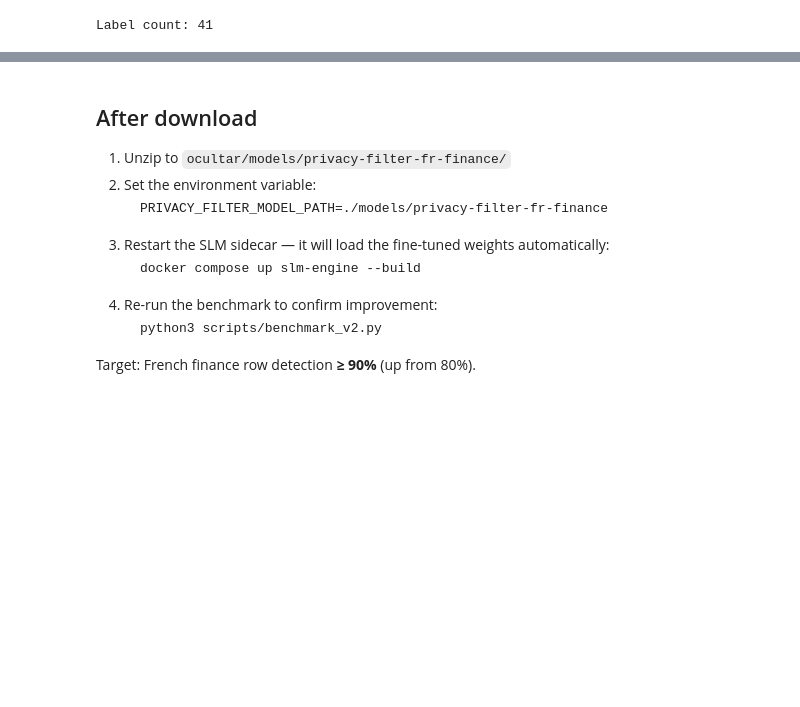
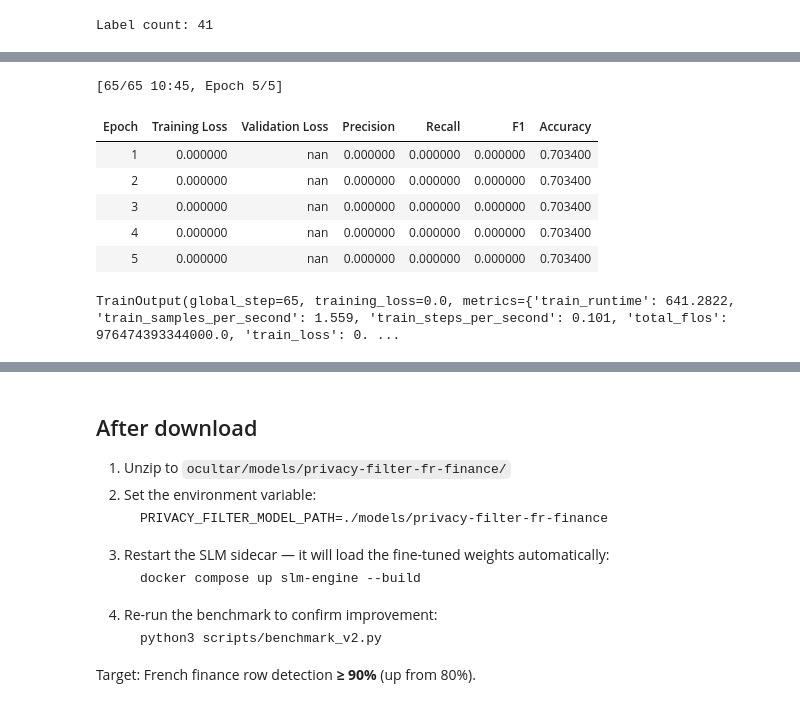
Before and after one commit to Edu963/ocultar, a Jupyter notebook: notebooks/finetune_privacy_filter.ipynb, the cells around one changed output, grey strips where cells are left out. Saved outputs shown, nothing was run; the diff lists cells and outputs as text; code cells hidden in the pictures; blank space fills up the shorter version.

```diff
--- a/notebooks/finetune_privacy_filter.ipynb
+++ b/notebooks/finetune_privacy_filter.ipynb
@@ -182,34 +219,43 @@ from transformers import TrainingArguments, Trainer
 
 OUTPUT_DIR = "/content/privacy-filter-fr-finance"
 
 args = TrainingArguments(
     output_dir=OUTPUT_DIR,
     eval_strategy="epoch",
     save_strategy="epoch",
     learning_rate=2e-5,
     per_device_train_batch_size=16,
     per_device_eval_batch_size=16,
     num_train_epochs=5,
     weight_decay=0.01,
-    fp16=True,                    # T4 supports fp16 — ~2x speedup
+    fp16=False,                   # Disabled fp16 to avoid BFloat16 conflict on T4
     load_best_model_at_end=True,
     metric_for_best_model="f1",
     save_total_limit=2,
     logging_steps=10,
     report_to="none",
 )
 
 trainer = Trainer(
     model=model,
     args=args,
     train_dataset=tokenized["train"],
     eval_dataset=tokenized["test"],
     processing_class=tokenizer,
     data_collator=collator,
     compute_metrics=compute_metrics,
 )
 
 trainer.train()
+# %% [output]
+[65/65 10:45, Epoch 5/5]
+| Epoch | Training Loss | Validation Loss | Precision | Recall | F1 | Accuracy |
+| 1 | 0.000000 | nan | 0.000000 | 0.000000 | 0.000000 | 0.703400 |
+| 2 | 0.000000 | nan | 0.000000 | 0.000000 | 0.000000 | 0.703400 |
+| 3 | 0.000000 | nan | 0.000000 | 0.000000 | 0.000000 | 0.703400 |
+| 4 | 0.000000 | nan | 0.000000 | 0.000000 | 0.000000 | 0.703400 |
+| 5 | 0.000000 | nan | 0.000000 | 0.000000 | 0.000000 | 0.703400 |
+TrainOutput(global_step=65, training_loss=0.0, metrics={'train_runtime': 641.2822, 'train_samples_per_second': 1.559, 'train_steps_per_second': 0.101, 'total_flos': 976474393344000.0, 'train_loss': 0. ...
 # %%
 # ── 9. Final evaluation ───────────────────────────────────────────────────────
 results = trainer.evaluate()
```
Also changed, not shown: parts of 9 cells of this notebook.
